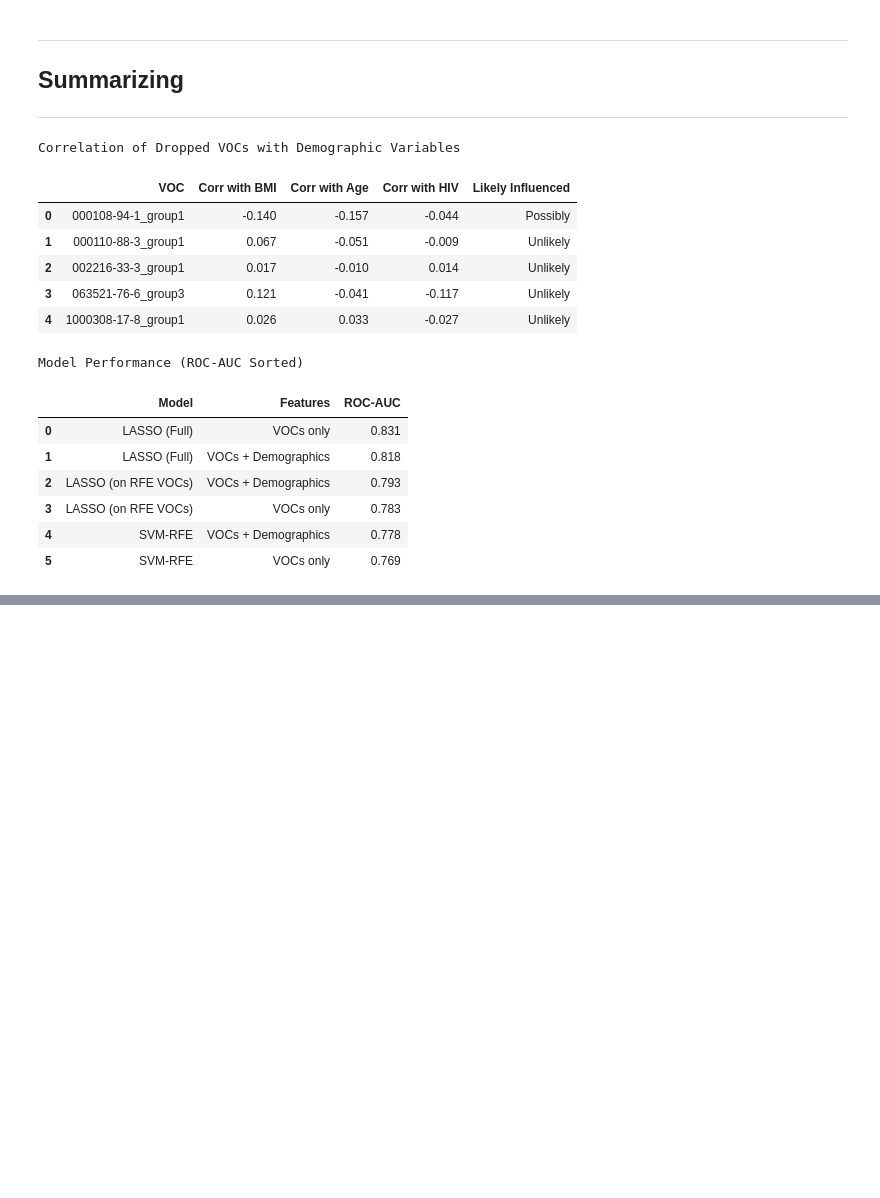
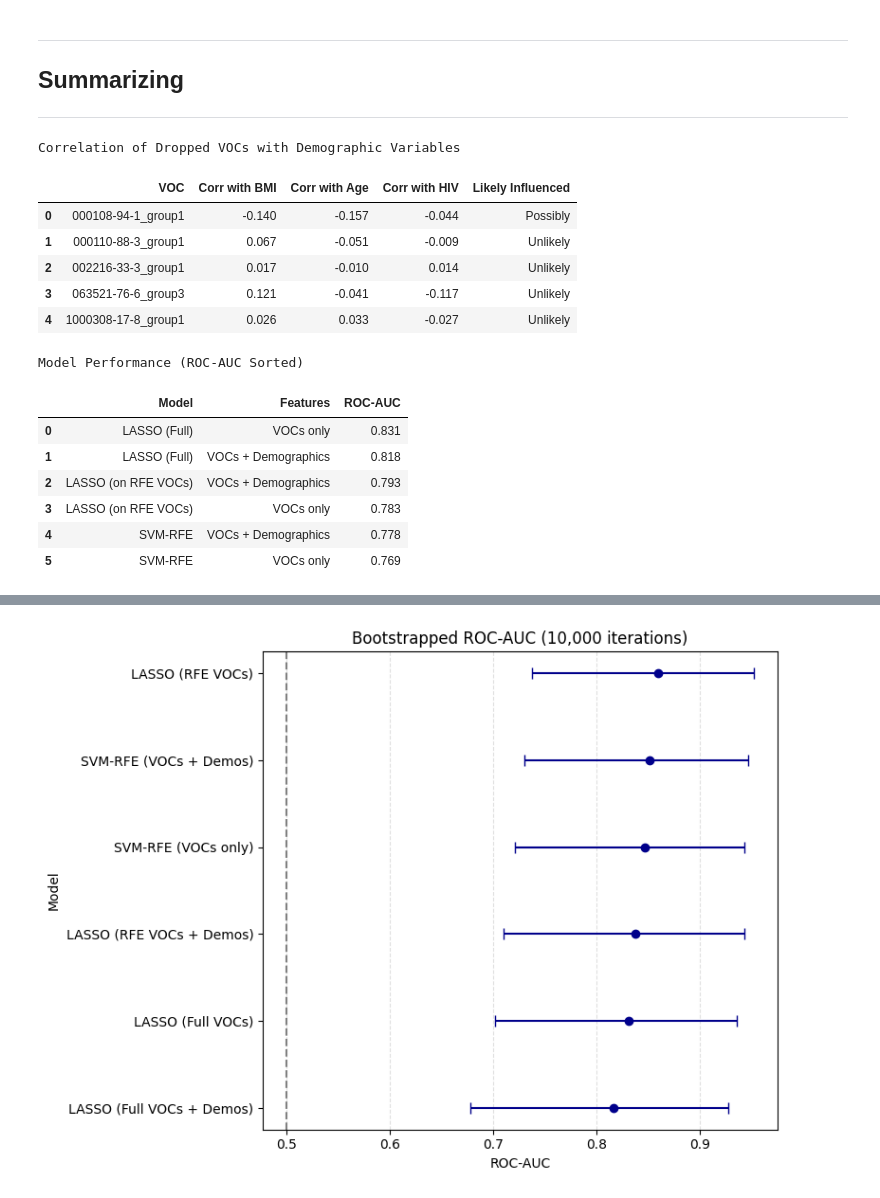
Before and after one commit to tyst-ucsf/capstone-project, a Jupyter notebook: 1d_train_test_split.ipynb, the cells around one changed output, grey strips where cells are left out. Saved outputs shown, nothing was run; the diff lists cells and outputs as text; code cells hidden in the pictures; blank space fills up the shorter version.

Commit message:
Completed testing of models

```diff
--- a/1d_train_test_split.ipynb
+++ b/1d_train_test_split.ipynb
@@ -984,0 +970,87 @@ LASSO (Full VOCs + Demos)           0.818
+# %%
+models_info = [
+    ("SVM-RFE (VOCs only)", svm_final_no_demo, x_test_no_demo[svm_rfe_features], y_test_no_demo),
+    ("LASSO (Full VOCs)", lasso_final_no_demo, x_test_no_demo[lasso_full_features_no_demos], y_test_no_demo),
+    ("LASSO (RFE VOCs)", lasso_on_rfe_no_demo, x_test_no_demo[overlap_features], y_test_no_demo),
+    ("SVM-RFE (VOCs + Demos)", svm_final_demo, x_test_demo[svm_rfe_features_with_demo], y_test_demo),
+    ("LASSO (Full VOCs + Demos)", lasso_final_demo, x_test_demo[lasso_features_demo], y_test_demo),
+    ("LASSO (RFE VOCs + Demos)", lasso_on_rfe_demo, x_test_demo[svm_rfe_vocs_demo], y_test_demo)
+]
+
+# bootstrap loop
+results = []
+n_iterations = 10000
+rng = np.random.default_rng(42)  # the best number
+
+for label, model, X, y in models_info:
+    scores = []
+    for _ in range(n_iterations):
+        idx = rng.integers(0, len(X), size=len(X))
+        X_sample = X.iloc[idx]
+        y_sample = y.iloc[idx]
+        if hasattr(model, "predict_proba"):
+            probs = model.predict_proba(X_sample)[:, 1]
+        else:
+            probs = model.decision_function(X_sample)
+        auc = roc_auc_score(y_sample, probs)
+        scores.append(auc)
+    mean_auc = np.mean(scores)
+    ci_lower = np.percentile(scores, 2.5)
+    ci_upper = np.percentile(scores, 97.5)
+    results.append({
+        "Model": label,
+        "Mean AUC": mean_auc,
+        "95% CI Lower": ci_lower,
+        "95% CI Upper": ci_upper,
+        "Scores": scores  # keep full list for plotting
+    })
+    print(f"{label}: AUC = {mean_auc:.3f} (95% CI: {ci_lower:.3f}–{ci_upper:.3f})")
+
+# df for summary
+summary_df = pd.DataFrame([{k: v for k, v in r.items() if k != "Scores"} for r in results])
+summary_df = summary_df.sort_values("Mean AUC", ascending=False)
+display(summary_df[["Model", "Mean AUC", "95% CI Lower", "95% CI Upper"]])
+
+
+# Sort by mean AUC
+summary_df_sorted = summary_df.sort_values("Mean AUC", ascending=True)  # for clean horizontal plot
+
+
+# Horz. error bar graph
+plt.figure(figsize=(8, 6))
+
+plt.errorbar(
+    x=summary_df_sorted["Mean AUC"],
+    y=summary_df_sorted["Model"],
+    xerr=[
+        summary_df_sorted["Mean AUC"] - summary_df_sorted["95% CI Lower"],
+        summary_df_sorted["95% CI Upper"] - summary_df_sorted["Mean AUC"]
+    ],
+    fmt='o',
+    capsize=4,
+    color='darkblue'
+)
+
+plt.axvline(x=0.5, color='gray', linestyle='--', label='Chance (AUC = 0.5)')
+plt.xlabel("ROC-AUC")
+plt.ylabel("Model")
+plt.title("Bootstrapped ROC-AUC (10,000 iterations)")
+plt.grid(True, axis='x', linestyle='--', alpha=0.4)
+plt.tight_layout()
+plt.savefig("output_Bootstrapped ROC-AUC HorizErrorBar.pdf", bbox_inches="tight")
+plt.show()
+
+
+# Histogram combo
+plt.figure(figsize=(10, 6))
+for r in results:
+    plt.hist(r["Scores"], bins=30, alpha=0.5, label=r["Model"], density=True)
+plt.xlabel("Bootstrapped ROC-AUC")
+plt.ylabel("Density")
+plt.title("Comparison of ROC-AUC Distributions via Bootstrapping (10,000 iterations)")
+plt.legend(loc="lower right", fontsize='small')
+plt.grid(True, linestyle='--', alpha=0.5)
+plt.tight_layout()
+plt.savefig("output_Bootstrapped ROC-AUC HistoCombo.pdf", bbox_inches="tight")
+plt.show()
+# %% [output]
@@ -984,0 +1070 @@ LASSO (Full VOCs + Demos)           0.818
+[figure, added]
```
Also changed, not shown: parts of 24 cells of this notebook, 7 other files.
